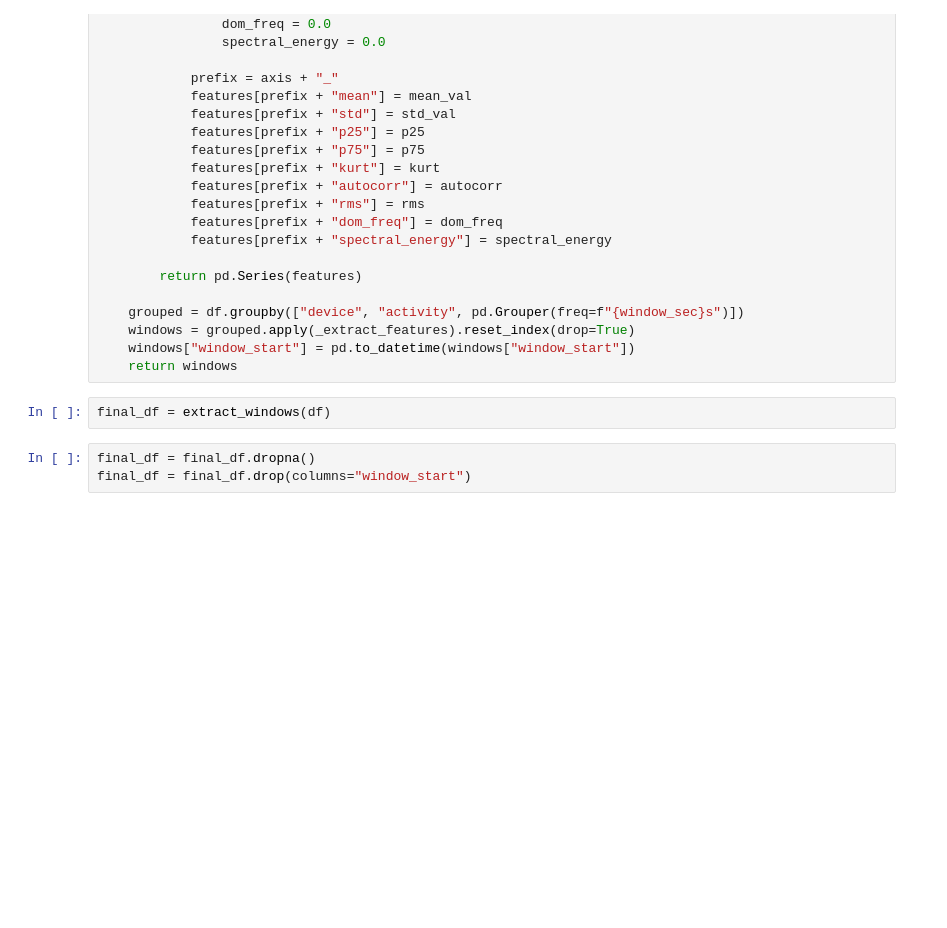
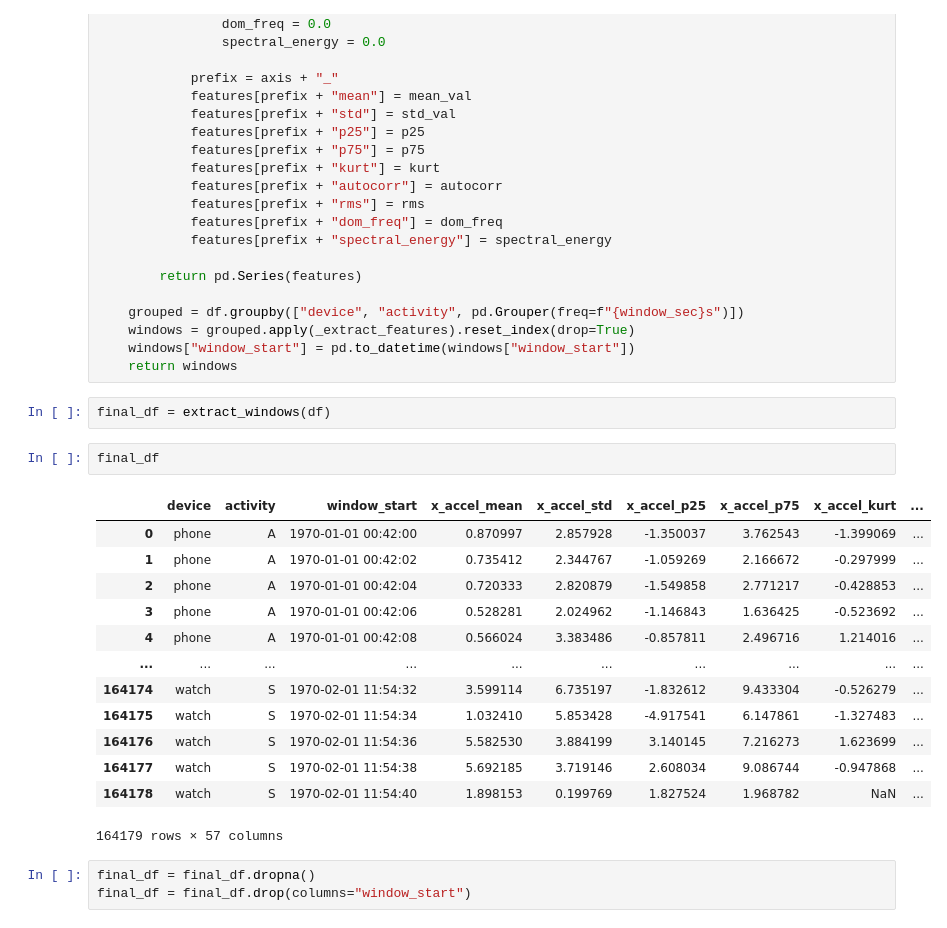
Before and after one commit to netinova/wisdm-activity-predictor, a Jupyter notebook: notebooks/eda.ipynb, the cells around one changed output. Saved outputs shown, nothing was run; the diff lists cells and outputs as text; blank space fills up the shorter version.

Commit message:
Managed to align both devices' sensors and extracted the features out of it.

```diff
--- a/notebooks/eda.ipynb
+++ b/notebooks/eda.ipynb
@@ -434,6 +434,22 @@ def extract_windows(df, window_sec=2):
     return windows
 # %%
 final_df = extract_windows(df)
+# %%
+final_df
+# %% [output]
+|  | device | activity | window_start | x_accel_mean | x_accel_std | x_accel_p25 | x_accel_p75 | x_accel_kurt | ... |
+| 0 | phone | A | 1970-01-01 00:42:00 | 0.870997 | 2.857928 | -1.350037 | 3.762543 | -1.399069 | ... |
+| 1 | phone | A | 1970-01-01 00:42:02 | 0.735412 | 2.344767 | -1.059269 | 2.166672 | -0.297999 | ... |
+| 2 | phone | A | 1970-01-01 00:42:04 | 0.720333 | 2.820879 | -1.549858 | 2.771217 | -0.428853 | ... |
+| 3 | phone | A | 1970-01-01 00:42:06 | 0.528281 | 2.024962 | -1.146843 | 1.636425 | -0.523692 | ... |
+| 4 | phone | A | 1970-01-01 00:42:08 | 0.566024 | 3.383486 | -0.857811 | 2.496716 | 1.214016 | ... |
+| ... | ... | ... | ... | ... | ... | ... | ... | ... | ... |
+| 164174 | watch | S | 1970-02-01 11:54:32 | 3.599114 | 6.735197 | -1.832612 | 9.433304 | -0.526279 | ... |
+| 164175 | watch | S | 1970-02-01 11:54:34 | 1.032410 | 5.853428 | -4.917541 | 6.147861 | -1.327483 | ... |
+| 164176 | watch | S | 1970-02-01 11:54:36 | 5.582530 | 3.884199 | 3.140145 | 7.216273 | 1.623699 | ... |
+| 164177 | watch | S | 1970-02-01 11:54:38 | 5.692185 | 3.719146 | 2.608034 | 9.086744 | -0.947868 | ... |
+| 164178 | watch | S | 1970-02-01 11:54:40 | 1.898153 | 0.199769 | 1.827524 | 1.968782 | NaN | ... |
+164179 rows × 57 columns
 # %%
 final_df = final_df.dropna()
 final_df = final_df.drop(columns="window_start")
```
Also changed, not shown: parts of 18 cells of this notebook.
